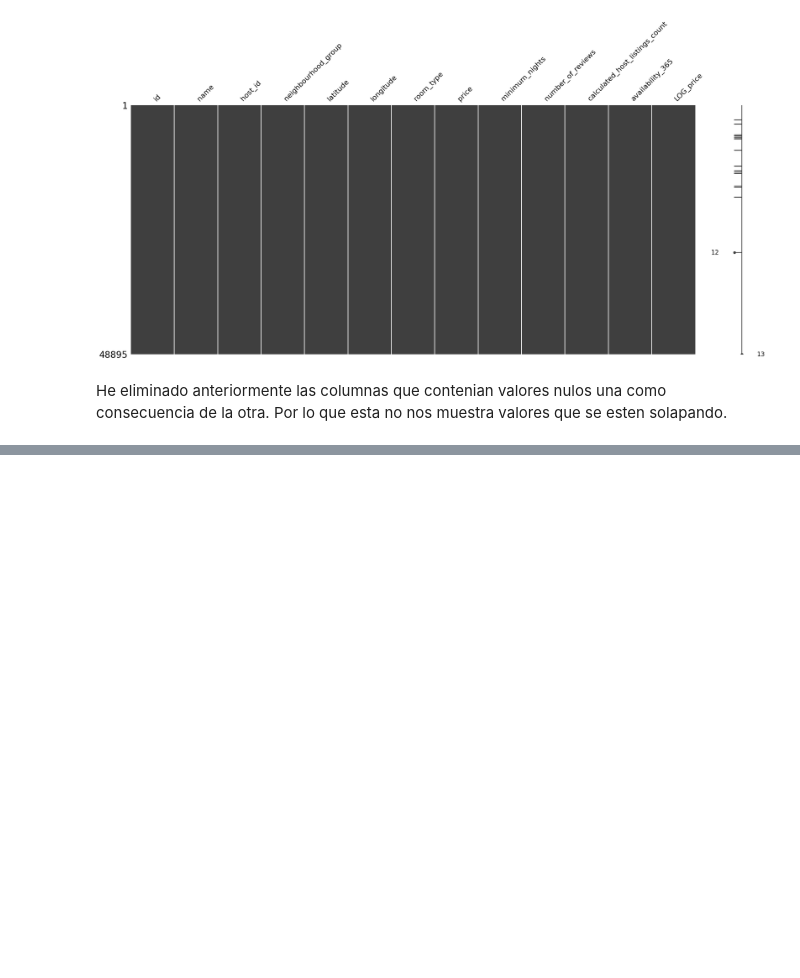
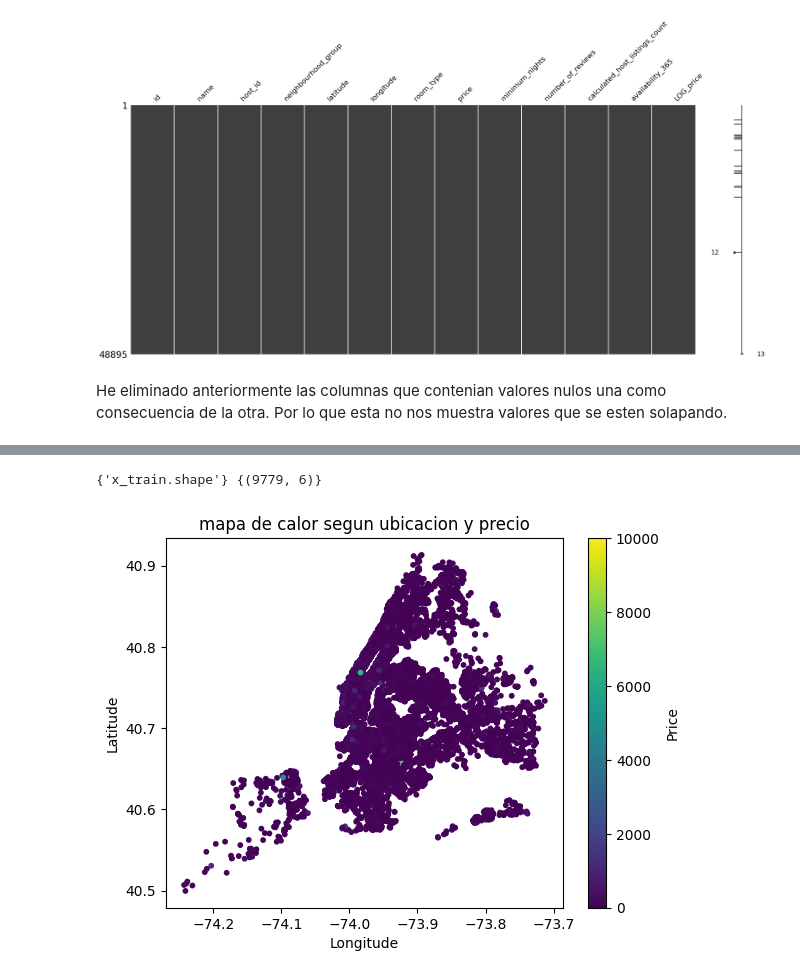
Before and after one commit to 4GeeksAcademy/Jmrs18--EDA-, a Jupyter notebook: src/explore.ipynb, the cells around one changed output, grey strips where cells are left out. Cells and saved outputs as stored; diff of their text form; code cells hidden in the pictures; blank space fills up the shorter version.

```diff
--- a/src/explore.ipynb
+++ b/src/explore.ipynb
@@ -235,0 +254,19 @@ Eliminamos 'NAME' dado que no nos interesa la descripcion que figura en la publi
+# %%
+x = df[['minimum_nights', 'availability_365', 'longitude', 'latitude', 'calculated_host_listings_count', 'number_of_reviews']]
+
+y = df['price']
+# %%
+x_train, x_test, y_train, y_test = train_test_split(x, y, test_size=0.2, random_state=42)
+
+print({'x_train.shape'}, {x_test.shape})
+# %% [output]
+{'x_train.shape'} {(9779, 6)}
+# %%
+plt.scatter(x_train['longitude'], x_train['latitude'], c=y_train, cmap='viridis', s=10)
+plt.colorbar(label='Price')
+plt.xlabel('Longitude')
+plt.ylabel('Latitude')
+plt.title('mapa de calor segun ubicacion y precio')
+plt.show()
+# %% [output]
+[figure, added]
```
Also changed, not shown: parts of 12 cells of this notebook.
